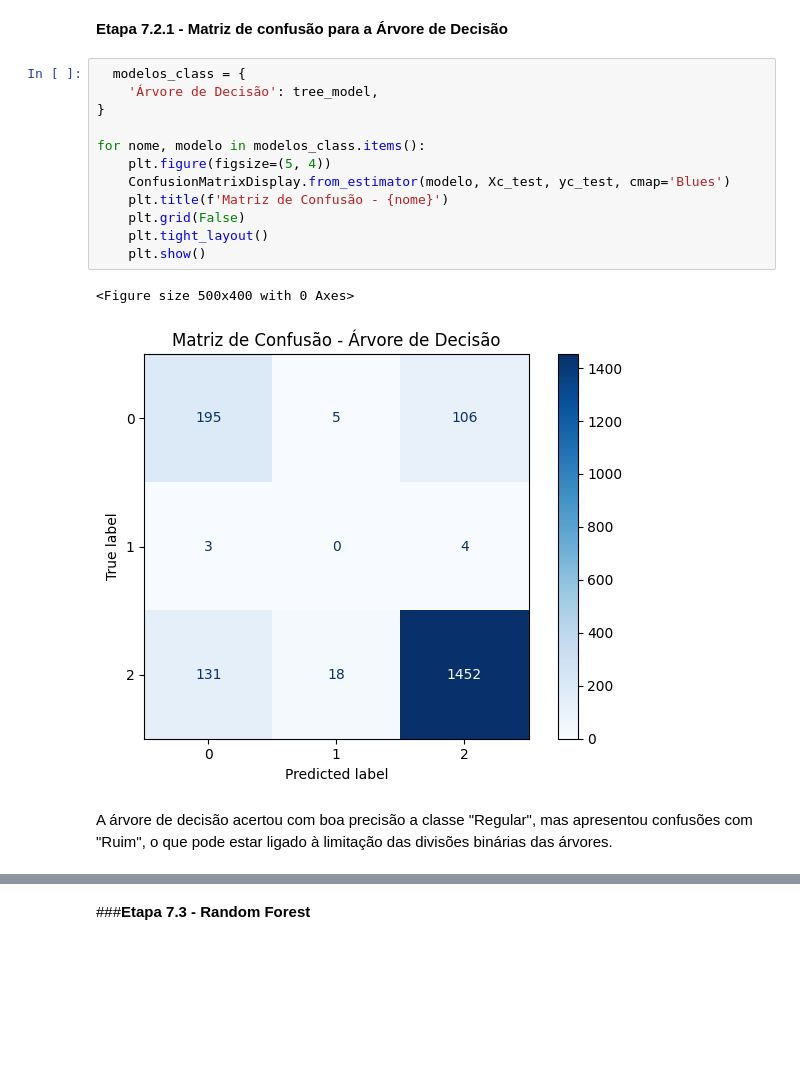
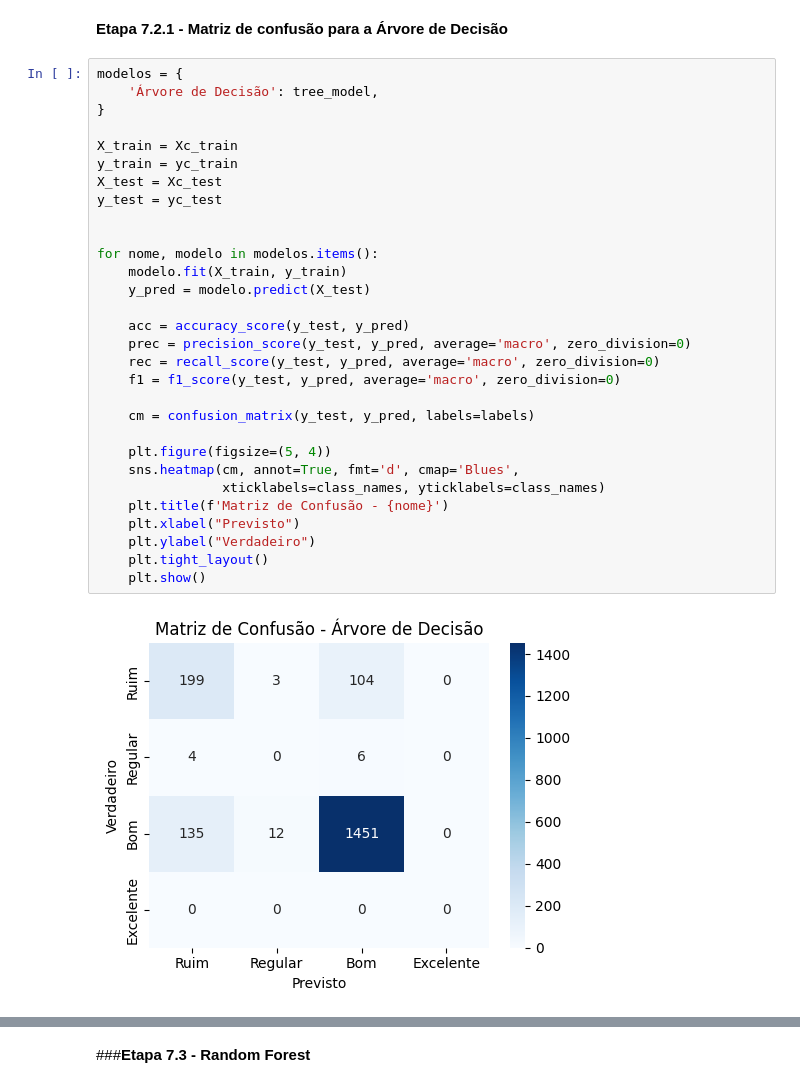
Before and after one commit to vitao-bolado/Trabalho2_AnaliseDados, a Jupyter notebook: Trabalho2_AnaliseDados_VitorFaustinoTirabassi.ipynb, the cells around one changed output, grey strips where cells are left out. Drawn from its saved outputs; the diff is of its cells as text; blank space fills up the shorter version.

```diff
--- a/Trabalho2_AnaliseDados_VitorFaustinoTirabassi.ipynb
+++ b/Trabalho2_AnaliseDados_VitorFaustinoTirabassi.ipynb
@@ -351,19 +398,34 @@ F1-Score: 0.5107629804257395
 # %% [markdown]
 **Etapa 7.2.1 - Matriz de confusão para a Árvore de Decisão**
-# %%
-  modelos_class = {
-    'Árvore de Decisão': tree_model,
-}
-
-for nome, modelo in modelos_class.items():
-    plt.figure(figsize=(5, 4))
-    ConfusionMatrixDisplay.from_estimator(modelo, Xc_test, yc_test, cmap='Blues')
-    plt.title(f'Matriz de Confusão - {nome}')
-    plt.grid(False)
-    plt.tight_layout()
-    plt.show()
-# %% [output]
-<Figure size 500x400 with 0 Axes>
-[figure, removed]
-# %% [markdown]
-A árvore de decisão acertou com boa precisão a classe "Regular", mas apresentou confusões com "Ruim", o que pode estar ligado à limitação das divisões binárias das árvores.
+# %%
+modelos = {
+    'Árvore de Decisão': tree_model,
+}
+
+X_train = Xc_train
+y_train = yc_train
+X_test = Xc_test
+y_test = yc_test
+
+
+for nome, modelo in modelos.items():
+    modelo.fit(X_train, y_train)
+    y_pred = modelo.predict(X_test)
+
+    acc = accuracy_score(y_test, y_pred)
+    prec = precision_score(y_test, y_pred, average='macro', zero_division=0)
+    rec = recall_score(y_test, y_pred, average='macro', zero_division=0)
+    f1 = f1_score(y_test, y_pred, average='macro', zero_division=0)
+
+    cm = confusion_matrix(y_test, y_pred, labels=labels)
+
+    plt.figure(figsize=(5, 4))
+    sns.heatmap(cm, annot=True, fmt='d', cmap='Blues',
+                xticklabels=class_names, yticklabels=class_names)
+    plt.title(f'Matriz de Confusão - {nome}')
+    plt.xlabel("Previsto")
+    plt.ylabel("Verdadeiro")
+    plt.tight_layout()
+    plt.show()
+# %% [output]
+[figure, added]
```
Also changed, not shown: parts of 32 cells of this notebook.
